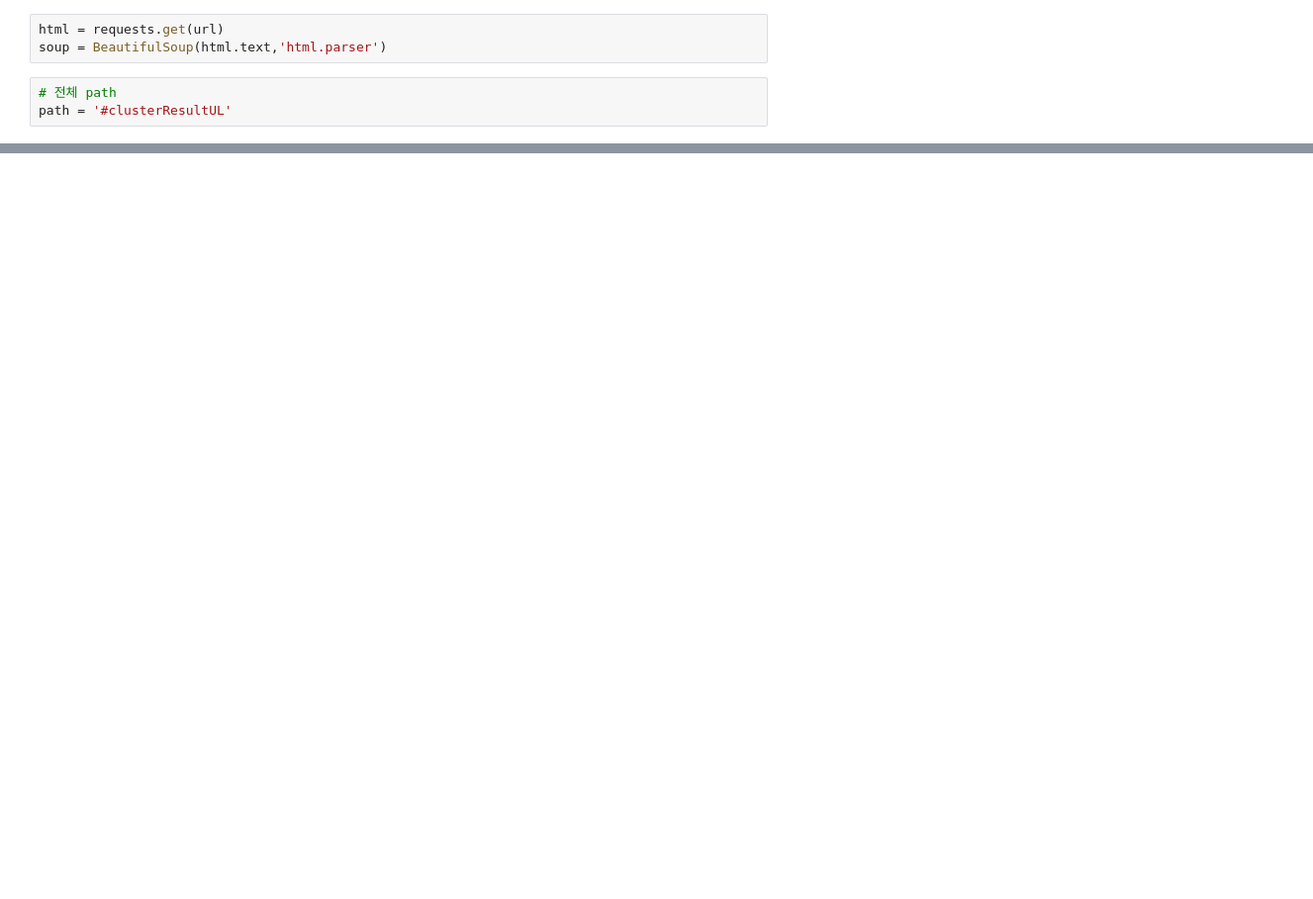
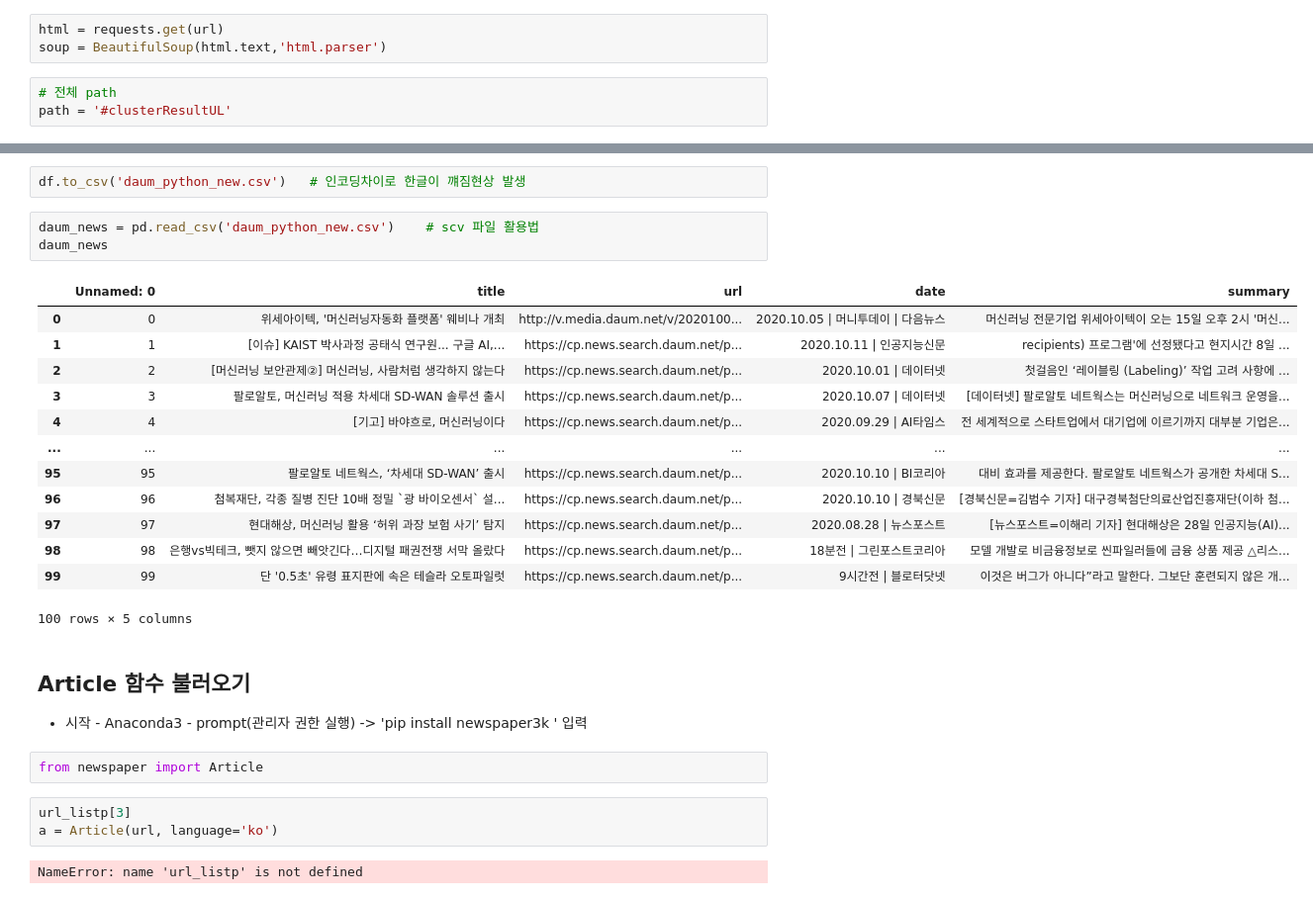
Before and after one commit to 0looo/Bigdata_python, a Jupyter notebook: crawling/daum_news_summary_crawling.ipynb, the cells around one changed output, grey strips where cells are left out. Shown: that part at 99% size. Drawn from its saved outputs; the diff is of its cells as text; blank space fills up the shorter version.

```diff
--- a/crawling/daum_news_summary_crawling.ipynb
+++ b/crawling/daum_news_summary_crawling.ipynb
@@ -170,0 +385,29 @@ URL : http://v.media.daum.net/v/20200923092054509?f=o
+# %%
+df.to_csv('daum_python_new.csv')   # 인코딩차이로 한글이 꺠짐현상 발생
+# %%
+daum_news = pd.read_csv('daum_python_new.csv')    # scv 파일 활용법
+daum_news
+# %% [output]
+|  | Unnamed: 0 | title | url | date | summary |
+| 0 | 0 | 위세아이텍, '머신러닝자동화 플랫폼' 웨비나 개최 | http://v.media.daum.net/v/2020100... | 2020.10.05 | 머니투데이 | 다음뉴스 | 머신러닝 전문기업 위세아이텍이 오는 15일 오후 2시 '머신... |
+| 1 | 1 | [이슈] KAIST 박사과정 공태식 연구원... 구글 AI,... | https://cp.news.search.daum.net/p... | 2020.10.11 | 인공지능신문 | recipients) 프로그램'에 선정됐다고 현지시간 8일 ... |
+| 2 | 2 | [머신러닝 보안관제②] 머신러닝, 사람처럼 생각하지 않는다 | https://cp.news.search.daum.net/p... | 2020.10.01 | 데이터넷 | 첫걸음인 ‘레이블링 (Labeling)’ 작업 고려 사항에 ... |
+| 3 | 3 | 팔로알토, 머신러닝 적용 차세대 SD-WAN 솔루션 출시 | https://cp.news.search.daum.net/p... | 2020.10.07 | 데이터넷 | [데이터넷] 팔로알토 네트웍스는 머신러닝으로 네트워크 운영을... |
+| 4 | 4 | [기고] 바야흐로, 머신러닝이다 | https://cp.news.search.daum.net/p... | 2020.09.29 | AI타임스 | 전 세계적으로 스타트업에서 대기업에 이르기까지 대부분 기업은... |
+| ... | ... | ... | ... | ... | ... |
+| 95 | 95 | 팔로알토 네트웍스, ‘차세대 SD-WAN’ 출시 | https://cp.news.search.daum.net/p... | 2020.10.10 | BI코리아 | 대비 효과를 제공한다. 팔로알토 네트웍스가 공개한 차세대 S... |
+| 96 | 96 | 첨복재단, 각종 질병 진단 10배 정밀 `광 바이오센서` 설... | https://cp.news.search.daum.net/p... | 2020.10.10 | 경북신문 | [경북신문=김범수 기자] 대구경북첨단의료산업진흥재단(이하 첨... |
+| 97 | 97 | 현대해상, 머신러닝 활용 ‘허위 과장 보험 사기’ 탐지 | https://cp.news.search.daum.net/p... | 2020.08.28 | 뉴스포스트 | [뉴스포스트=이해리 기자] 현대해상은 28일 인공지능(AI)... |
+| 98 | 98 | 은행vs빅테크, 뺏지 않으면 빼앗긴다…디지털 패권전쟁 서막 올랐다 | https://cp.news.search.daum.net/p... | 18분전 | 그린포스트코리아 | 모델 개발로 비금융정보로 씬파일러들에 금융 상품 제공 △리스... |
+| 99 | 99 | 단 '0.5초' 유령 표지판에 속은 테슬라 오토파일럿 | https://cp.news.search.daum.net/p... | 9시간전 | 블로터닷넷 | 이것은 버그가 아니다”라고 말한다. 그보단 훈련되지 않은 개... |
+100 rows × 5 columns
+# %% [markdown]
+##  Article 함수 불러오기
+* 시작 - Anaconda3 - prompt(관리자 권한 실행) -> 'pip install newspaper3k ' 입력
+# %%
+from newspaper import Article
+# %%
+url_listp[3]
+a = Article(url, language='ko')
+# %% [output]
+NameError: name 'url_listp' is not defined
```
Also changed, not shown: parts of 20 cells of this notebook, 28 other files.
